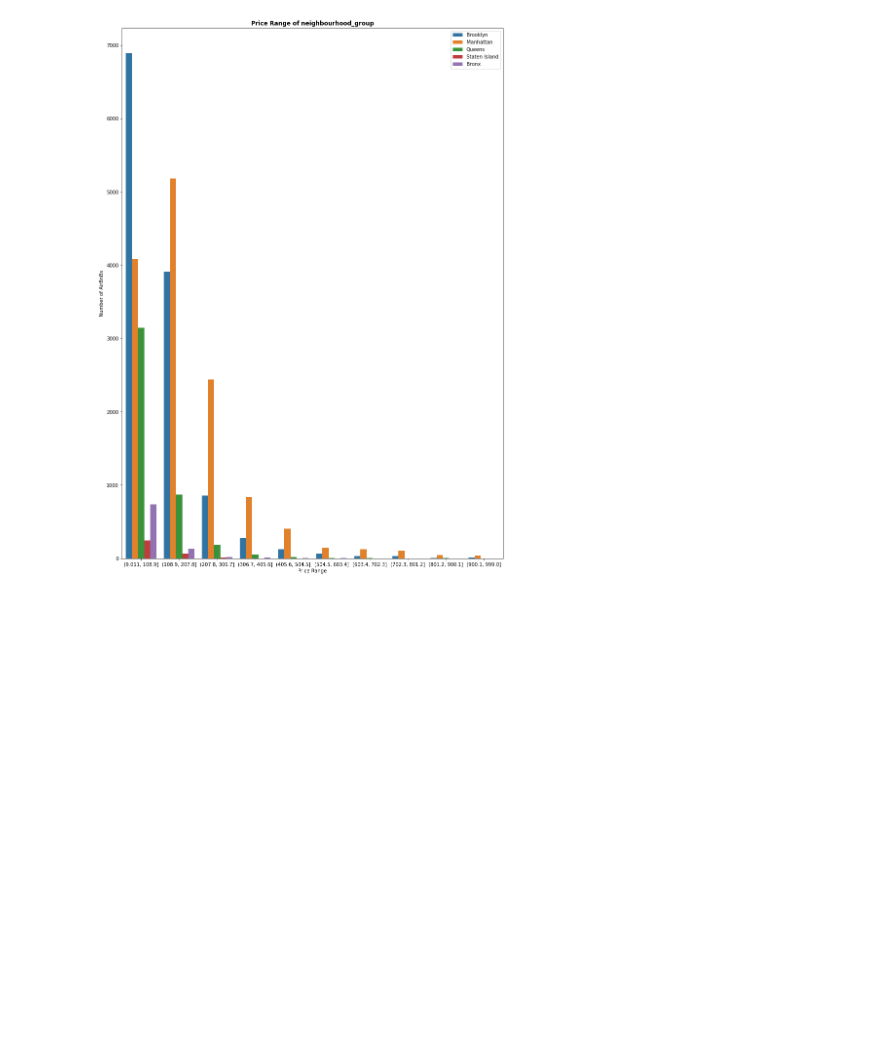
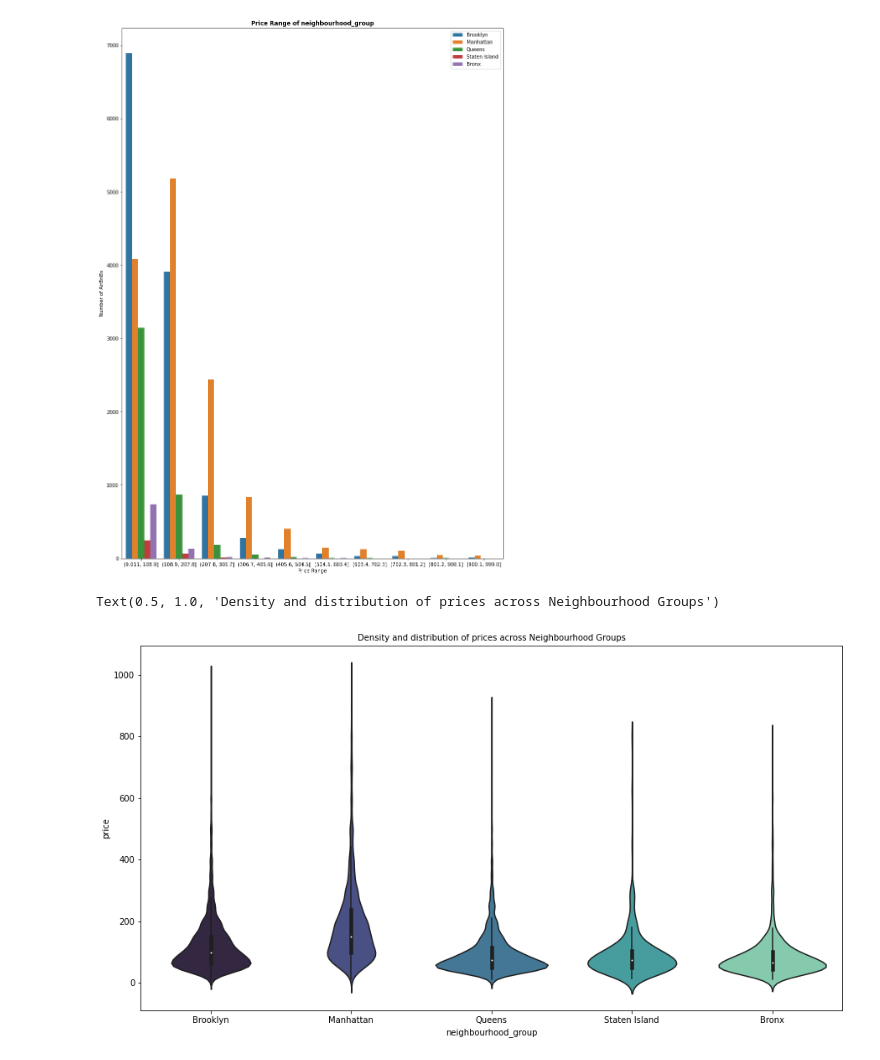
Before and after one commit to priyanshuupadhyay15/EDA_Airbnb_NYC, a Jupyter notebook: EDA_Airbnb.ipynb, the cells around one changed output. Cells and saved outputs as stored; diff of their text form; code cells hidden in the pictures; blank space fills up the shorter version.

```diff
--- a/EDA_Airbnb.ipynb
+++ b/EDA_Airbnb.ipynb
@@ -346,3 +346,14 @@ plt.xlabel('Price Range')
 # %% [output]
 Text(0.5, 0, 'Price Range')
 [figure]
+# %%
+# plot the distribution and density of prices for across neighbourhood_groups
+# remove extreme / influencial observations
+price = airbnb[airbnb['price']< 1000]
+# use a violinplot to plot dist and density
+plt.figure(figsize=(15,8))
+cbnb =sns.violinplot(data=price, x = 'neighbourhood_group', y= 'price', palette = 'mako')
+cbnb.set_title('Density and distribution of prices across Neighbourhood Groups',size=10)
+# %% [output]
+Text(0.5, 1.0, 'Density and distribution of prices across Neighbourhood Groups')
+[figure, added]
```
Also changed, not shown: parts of 17 cells of this notebook.
